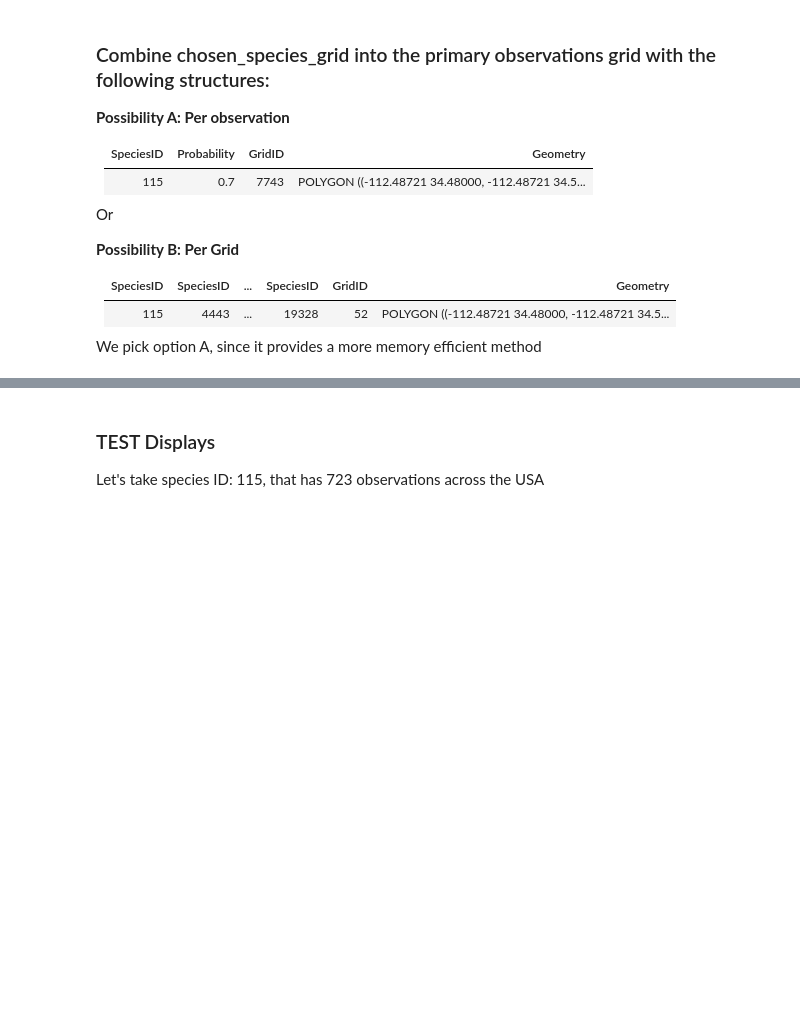
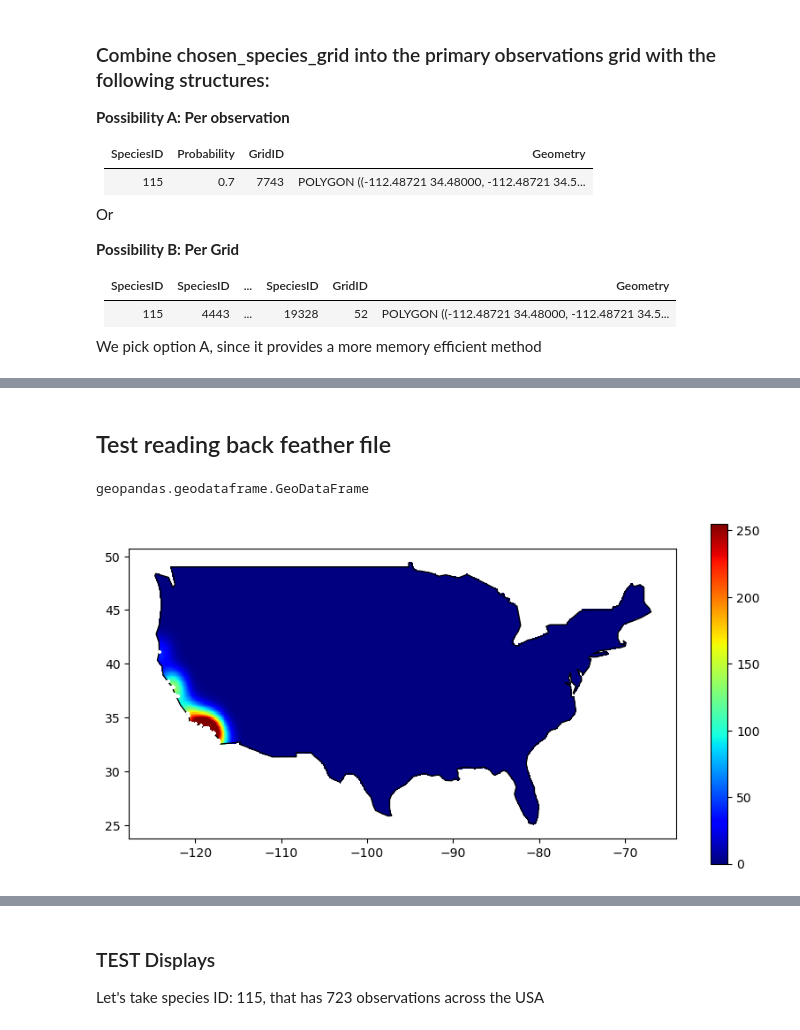
Before and after one commit to ando-shah/sdm-geolifeCLEF, a Jupyter notebook: preprocessing/kde_dask.ipynb, the cells around one changed output, grey strips where cells are left out. Saved outputs shown, nothing was run; the diff lists cells and outputs as text; code cells hidden in the pictures; blank space fills up the shorter version.

```diff
--- a/preprocessing/kde_dask.ipynb
+++ b/preprocessing/kde_dask.ipynb
@@ -231,0 +462,25 @@ We pick option A, since it provides a more memory efficient method
+# %%
+filename = "geolifeclef_usa_0.1deg_kde_1deg.pkl"
+kde_gdf.to_pickle(filename)
+# %% [markdown]
+## Test reading back feather file
+# %%
+chosen_id = 4912
+col_name = 'prob_{}'.format(chosen_id)
+
+kde_gdf_unpkl = pd.read_pickle(filename)
+# %%
+type(kde_df_unpkl)
+# %% [output]
+geopandas.geodataframe.GeoDataFrame
+# %%
+chosen_id = 4912
+col_name = 'prob_{}'.format(chosen_id)
+
+fig, ax = plt.subplots(figsize=(10,10))
+kde_gdf_unpkl.plot(ax=ax, column=col_name, edgecolor = 'none', legend=True, cmap='jet', legend_kwds={'shrink': 0.5})
+usa.plot(ax=ax,  color='none')
+train_gdf[train_gdf.species_id == chosen_id].plot(ax=ax, marker='+', markersize=5, color='white')
+plt.show()
+# %% [output]
+[figure, new version]
```
Also changed, not shown: parts of 68 cells of this notebook, 1 other file.
